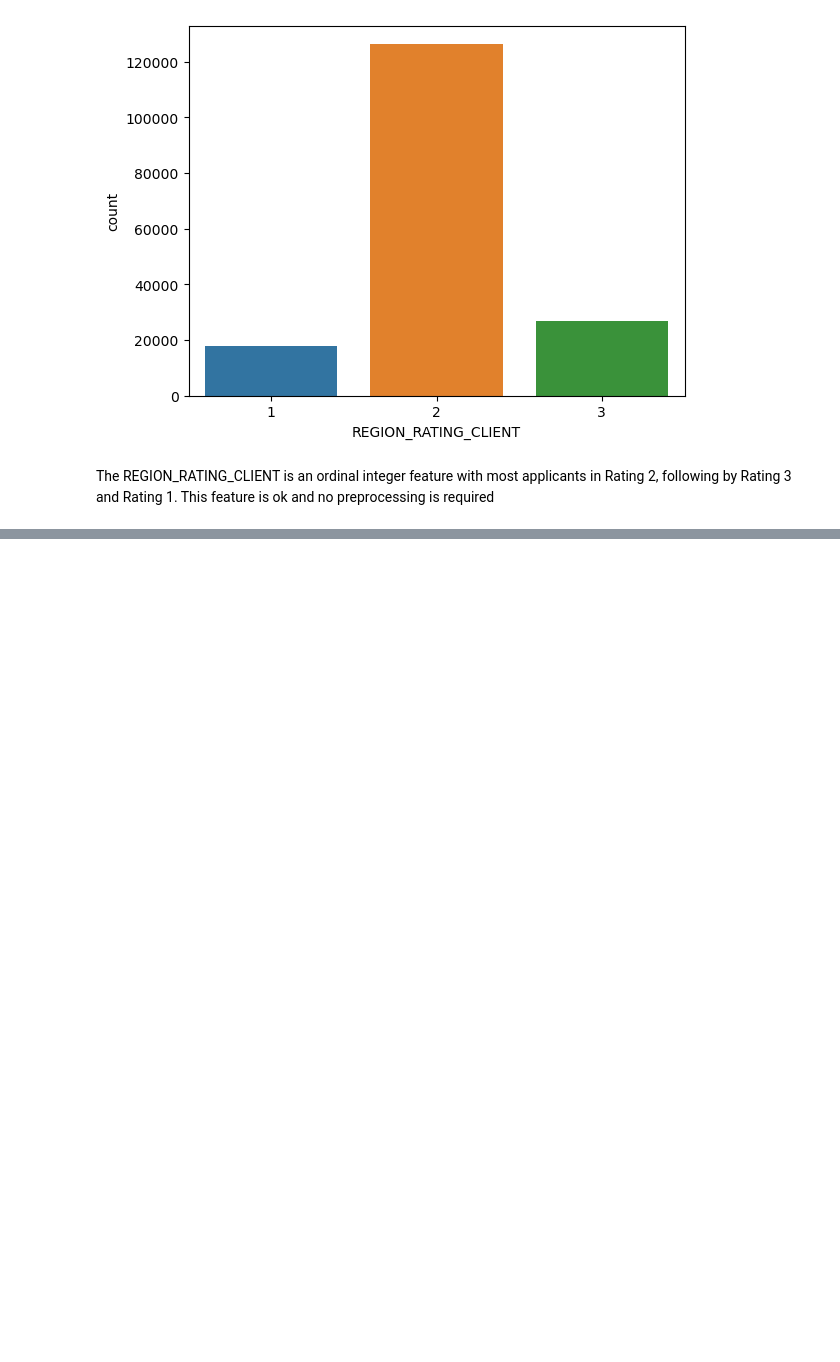
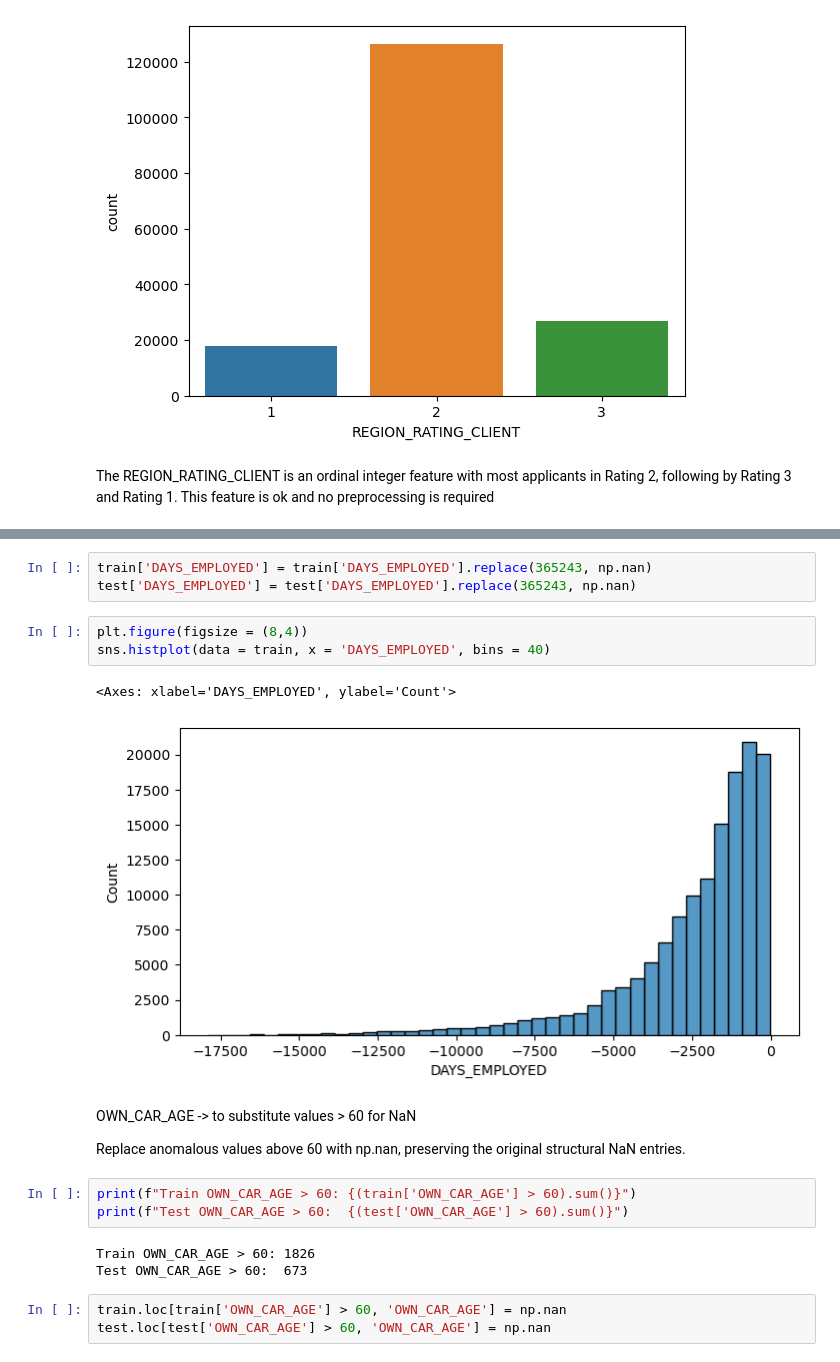
Before and after one commit to PauloLucena2022/home-credit-default-risk, a Jupyter notebook: eda_bank.ipynb, the cells around one changed output, grey strips where cells are left out. Drawn from its saved outputs; the diff is of its cells as text; blank space fills up the shorter version.

```diff
--- a/eda_bank.ipynb
+++ b/eda_bank.ipynb
@@ -392,0 +438,22 @@ The REGION_RATING_CLIENT is an ordinal integer feature with most applicants in R
+# %%
+train['DAYS_EMPLOYED'] = train['DAYS_EMPLOYED'].replace(365243, np.nan)
+test['DAYS_EMPLOYED'] = test['DAYS_EMPLOYED'].replace(365243, np.nan)
+# %%
+plt.figure(figsize = (8,4))
+sns.histplot(data = train, x = 'DAYS_EMPLOYED', bins = 40)
+# %% [output]
+<Axes: xlabel='DAYS_EMPLOYED', ylabel='Count'>
+[figure, added]
+# %% [markdown]
+OWN_CAR_AGE -> to substitute values > 60 for NaN
+
+Replace anomalous values above 60 with np.nan, preserving the original structural NaN entries.
+# %%
+print(f"Train OWN_CAR_AGE > 60: {(train['OWN_CAR_AGE'] > 60).sum()}")
+print(f"Test OWN_CAR_AGE > 60:  {(test['OWN_CAR_AGE'] > 60).sum()}")
+# %% [output]
+Train OWN_CAR_AGE > 60: 1826
+Test OWN_CAR_AGE > 60:  673
+# %%
+train.loc[train['OWN_CAR_AGE'] > 60, 'OWN_CAR_AGE'] = np.nan
+test.loc[test['OWN_CAR_AGE'] > 60, 'OWN_CAR_AGE'] = np.nan
```
Also changed, not shown: parts of 33 cells of this notebook.
